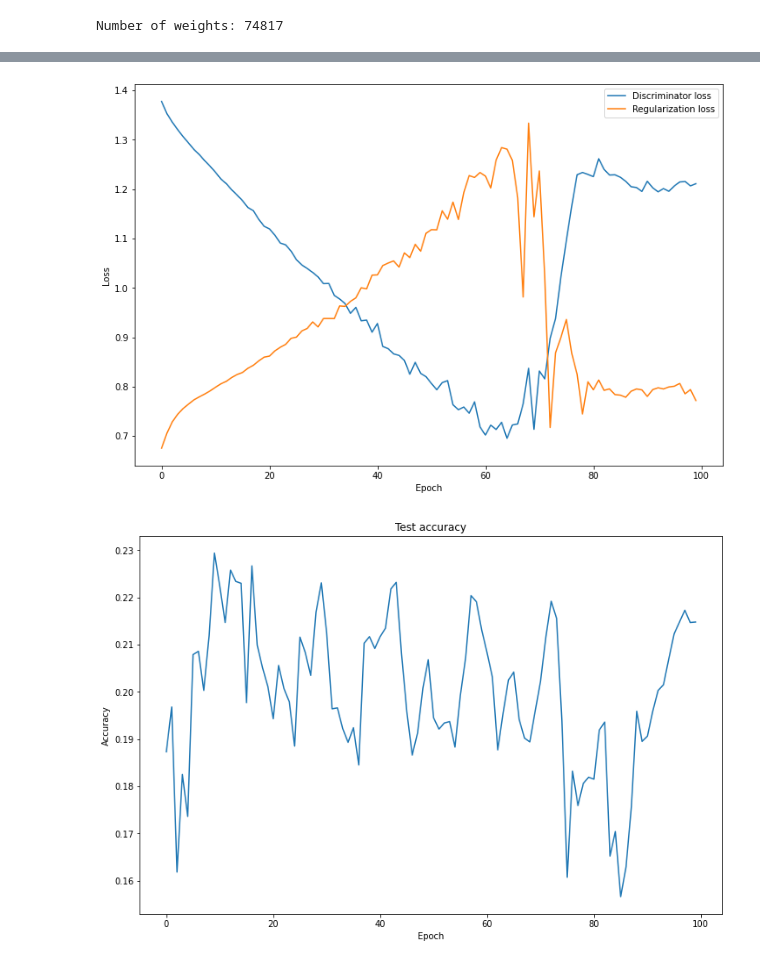
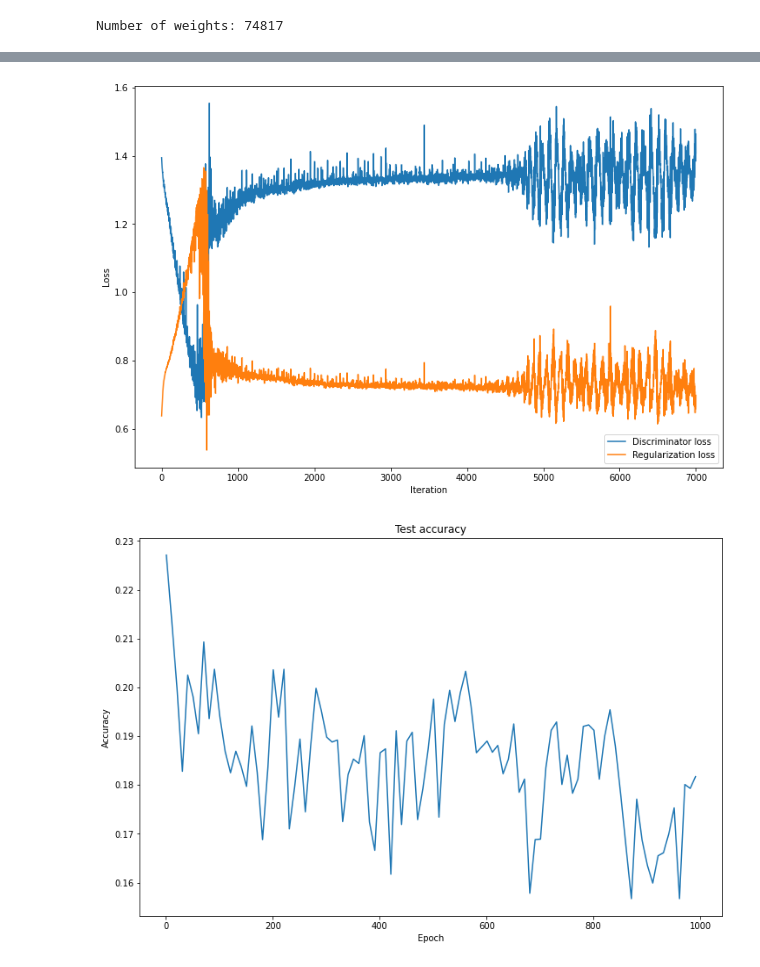
Before and after one commit to realfolkcode/AdversarialRegularization, a Jupyter notebook: regularization.ipynb, the cells around one changed output, grey strips where cells are left out. Drawn from its saved outputs; the diff is of its cells as text; code cells hidden in the pictures.

Commit message:
Train for more epochs

```diff
--- a/regularization.ipynb
+++ b/regularization.ipynb
@@ -388,4 +388,7 @@ fake_label = 0.
 # Setup Adam optimizers for both classifier and discriminator
 opt_clf = torch.optim.Adam(clf.parameters(), weight_decay=1e-4)
 opt_D = torch.optim.Adam(netD.parameters(), lr=0.0002, betas=(0.5, 0.999))
+
+# Set adversarial coefficient to scale generative and discriminative losses
+adversarial_coef = 1.
 # %%
@@ -491,30 +510,37 @@ def epoch_test(img_loader, clf, criterion_clf):
     test_loss /= len(img_loader.dataset)
     return test_loss, test_acc
 # %%
-n_epochs = 100
+n_epochs = 1000
 
 D_losses = []
 G_losses = []
+prob_cond_real = []
+prob_cond_fake = []
 test_scores = []
 
 real_loader = filters_loader[0]
 
 print("Starting Training Loop...")
 for epoch in range(n_epochs):
-    fake_filters = FilterDataset([clf.features[0]])
-    fake_loader = DataLoader(fake_filters, batch_size=filter_bs, shuffle=True)
+    train_loss, train_acc, gan_stats = epoch_train(train_loader, diff_fake_loader, clf, netD, criterion_clf, criterion_D, opt_clf, adversarial_coef)
 
-    errD = epoch_discriminator(real_loader, fake_loader, netD, criterion_D, opt_D)
-    train_loss, errG, train_acc = epoch_classifier(train_loader, diff_fake_loader, clf, netD, criterion_clf, criterion_D, opt_clf)
-    test_loss, test_acc = epoch_test(test_loader, clf, criterion_clf)
+    errG = gan_stats['G_losses']
+    errD = gan_stats['D_losses']
+    D_real = gan_stats['D_real']
+    D_fake = gan_stats['D_fake']
 
-    print(f'[Epoch {epoch + 1}] train loss: {train_loss:.3f}; train acc: {train_acc:.2f}; ' +
-          f'test loss: {test_loss:.3f}; test acc: {test_acc:.2f}')
-    print(f'Discriminator loss: {errD}')
-    print(f'Generator loss: {errG}')
+    if epoch % 10 == 9:
+        test_loss, test_acc = epoch_test(test_loader, clf, criterion_clf)
 
-    D_losses.append(errD)
-    G_losses.append(errG)
-    test_scores.append(test_acc)
+        print(f'[Epoch {epoch + 1}] train loss: {train_loss:.3f}; train acc: {train_acc:.2f}; ' +
+              f'test loss: {test_loss:.3f}; test acc: {test_acc:.2f}')
+        print(f'Discriminator loss: {np.mean(errD)}')
+        print(f'Generator loss: {np.mean(errG)}')
+        test_scores.append(test_acc)
+
+    G_losses += errG
+    D_losses += errD
+    prob_cond_real += D_real
+    prob_cond_fake += D_fake
 # %% [output]
 Starting Training Loop...
@@ -537,19 +563,19 @@ Generator loss: 0.7716779794011798
 # %%
 plt.figure(figsize=(12, 8))
-plt.plot([err.item() for err in D_losses], label='Discriminator loss')
+plt.plot(D_losses, label='Discriminator loss')
 plt.plot(G_losses, label='Regularization loss')
-plt.xlabel('Epoch')
+plt.xlabel('Iteration')
 plt.ylabel('Loss')
 plt.legend()
 plt.show()
 # %% [output]
-[figure, old version]
+[figure, new version]
 # %%
 plt.figure(figsize=(12, 8))
-plt.plot(test_scores)
+plt.plot(np.arange(1, 1001, 10), test_scores)
 plt.xlabel('Epoch')
 plt.ylabel('Accuracy')
 plt.title('Test accuracy')
 plt.show()
 # %% [output]
-[figure, old version]
+[figure, new version]
```
Also changed, not shown: parts of 8 cells of this notebook.
